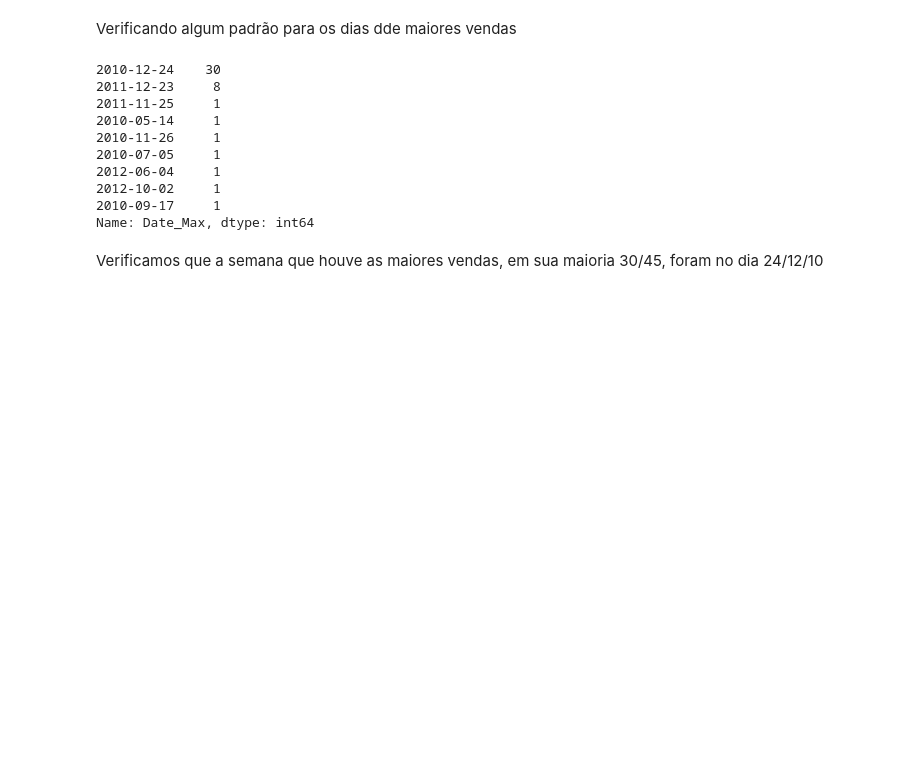
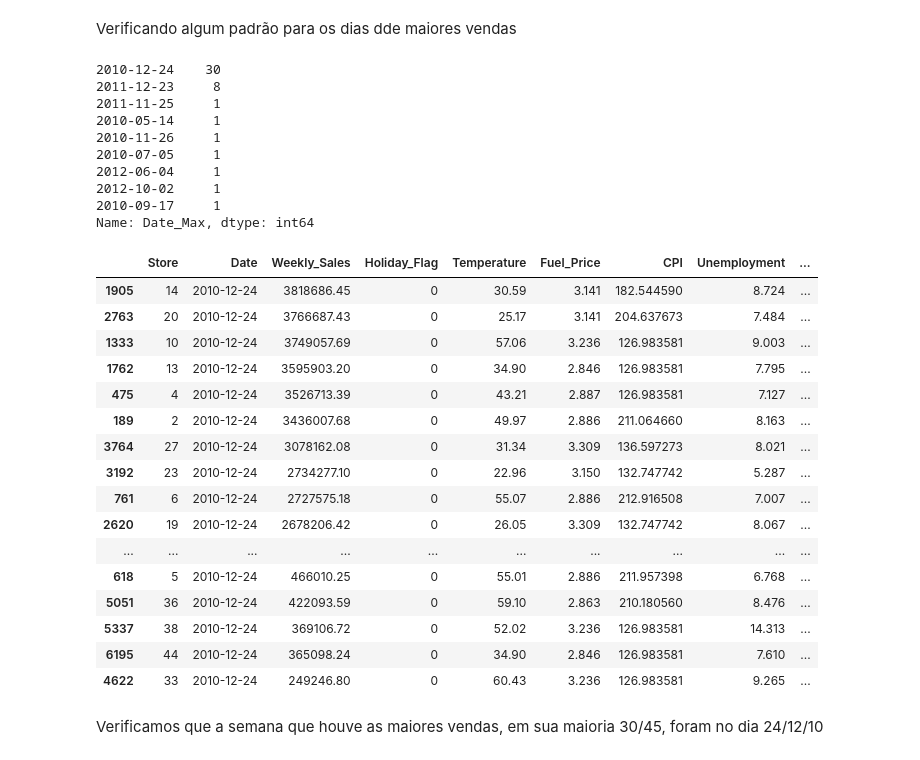
Before and after one commit to GingerLeh/deliverable-2, a Jupyter notebook: Deliverable2_grupo21_dex04.ipynb, the cells around one changed output. Cells and saved outputs as stored; diff of their text form; code cells hidden in the pictures; blank space fills up the shorter version.

```diff
--- a/Deliverable2_grupo21_dex04.ipynb
+++ b/Deliverable2_grupo21_dex04.ipynb
@@ -751,6 +721,26 @@ df_sales['Date_Max'].value_counts()
 2012-10-02     1
 2010-09-17     1
 Name: Date_Max, dtype: int64
+# %%
+display(df[df['Date']=='2010-12-24'].sort_values(by=['Weekly_Sales'],ascending=False))
+# %% [output]
+|  | Store | Date | Weekly_Sales | Holiday_Flag | Temperature | Fuel_Price | CPI | Unemployment | ... |
+| 1905 | 14 | 2010-12-24 | 3818686.45 | 0 | 30.59 | 3.141 | 182.544590 | 8.724 | ... |
+| 2763 | 20 | 2010-12-24 | 3766687.43 | 0 | 25.17 | 3.141 | 204.637673 | 7.484 | ... |
+| 1333 | 10 | 2010-12-24 | 3749057.69 | 0 | 57.06 | 3.236 | 126.983581 | 9.003 | ... |
+| 1762 | 13 | 2010-12-24 | 3595903.20 | 0 | 34.90 | 2.846 | 126.983581 | 7.795 | ... |
+| 475 | 4 | 2010-12-24 | 3526713.39 | 0 | 43.21 | 2.887 | 126.983581 | 7.127 | ... |
+| 189 | 2 | 2010-12-24 | 3436007.68 | 0 | 49.97 | 2.886 | 211.064660 | 8.163 | ... |
+| 3764 | 27 | 2010-12-24 | 3078162.08 | 0 | 31.34 | 3.309 | 136.597273 | 8.021 | ... |
+| 3192 | 23 | 2010-12-24 | 2734277.10 | 0 | 22.96 | 3.150 | 132.747742 | 5.287 | ... |
+| 761 | 6 | 2010-12-24 | 2727575.18 | 0 | 55.07 | 2.886 | 212.916508 | 7.007 | ... |
+| 2620 | 19 | 2010-12-24 | 2678206.42 | 0 | 26.05 | 3.309 | 132.747742 | 8.067 | ... |
+| ... | ... | ... | ... | ... | ... | ... | ... | ... | ... |
+| 618 | 5 | 2010-12-24 | 466010.25 | 0 | 55.01 | 2.886 | 211.957398 | 6.768 | ... |
+| 5051 | 36 | 2010-12-24 | 422093.59 | 0 | 59.10 | 2.863 | 210.180560 | 8.476 | ... |
+| 5337 | 38 | 2010-12-24 | 369106.72 | 0 | 52.02 | 3.236 | 126.983581 | 14.313 | ... |
+| 6195 | 44 | 2010-12-24 | 365098.24 | 0 | 34.90 | 2.846 | 126.983581 | 7.610 | ... |
+| 4622 | 33 | 2010-12-24 | 249246.80 | 0 | 60.43 | 3.236 | 126.983581 | 9.265 | ... |
 # %% [markdown]
 Verificamos que a semana que houve as maiores vendas, em sua maioria 30/45, foram no dia 24/12/10
 # %% [markdown]
```
Also changed, not shown: parts of 28 cells of this notebook.
